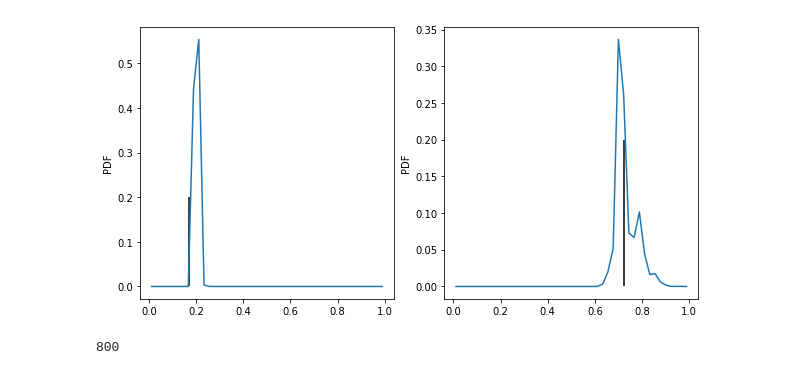
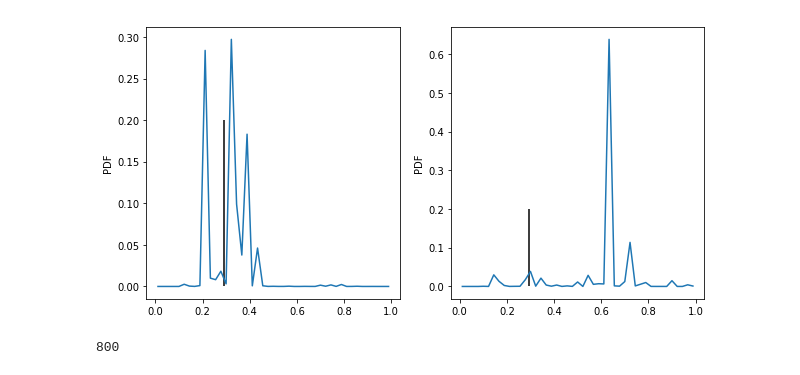
Before and after one commit to knmoriwaki/Asteroseismology, a Jupyter notebook: plot.ipynb, the cells around one changed output. Cells and saved outputs as stored; diff of their text form; code cells hidden in the pictures.

```diff
--- a/plot.ipynb
+++ b/plot.ipynb
@@ -91,24 +104,24 @@ Text(0, 0.5, 'a1ovGamma')
 # %%
 # check pdf distribution
 # good examples: idata = 21
 
-idata = 21
+idata = 1
 fname = f"{output_dir}/val_dist{idata}.txt"
 data = np.loadtxt(fname)
 fig, axs = plt.subplots(1,2, figsize=(10,5))
 
 for i in range(nout):
     ax = axs[i]
     fname = f"{output_dir}/val.txt"
     true = np.loadtxt(fname)[idata,nout*i]
     true = (true - norm_param[i,0]) / (norm_param[i,1] - norm_param[i,0])
 
     ax.plot(data[:,0],np.exp(data[:,i+1]))
     ax.vlines(true, ymin=0, ymax=0.2)
 
     ax.set_ylabel("PDF")
 # %% [output]
-[figure, old version]
+[figure, new version]
 # %%
 # check validation data distribution
 nbins = 20
```
Also changed, not shown: parts of 6 cells of this notebook, 9 other files.
